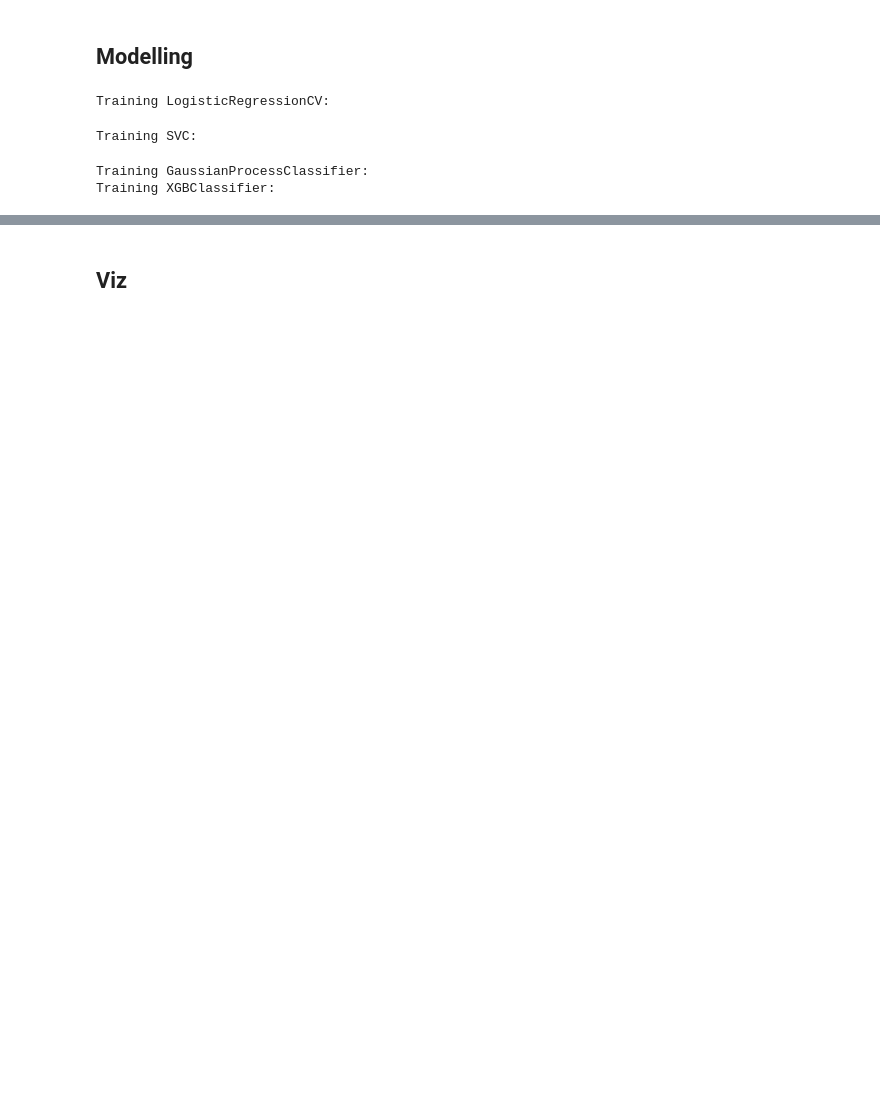
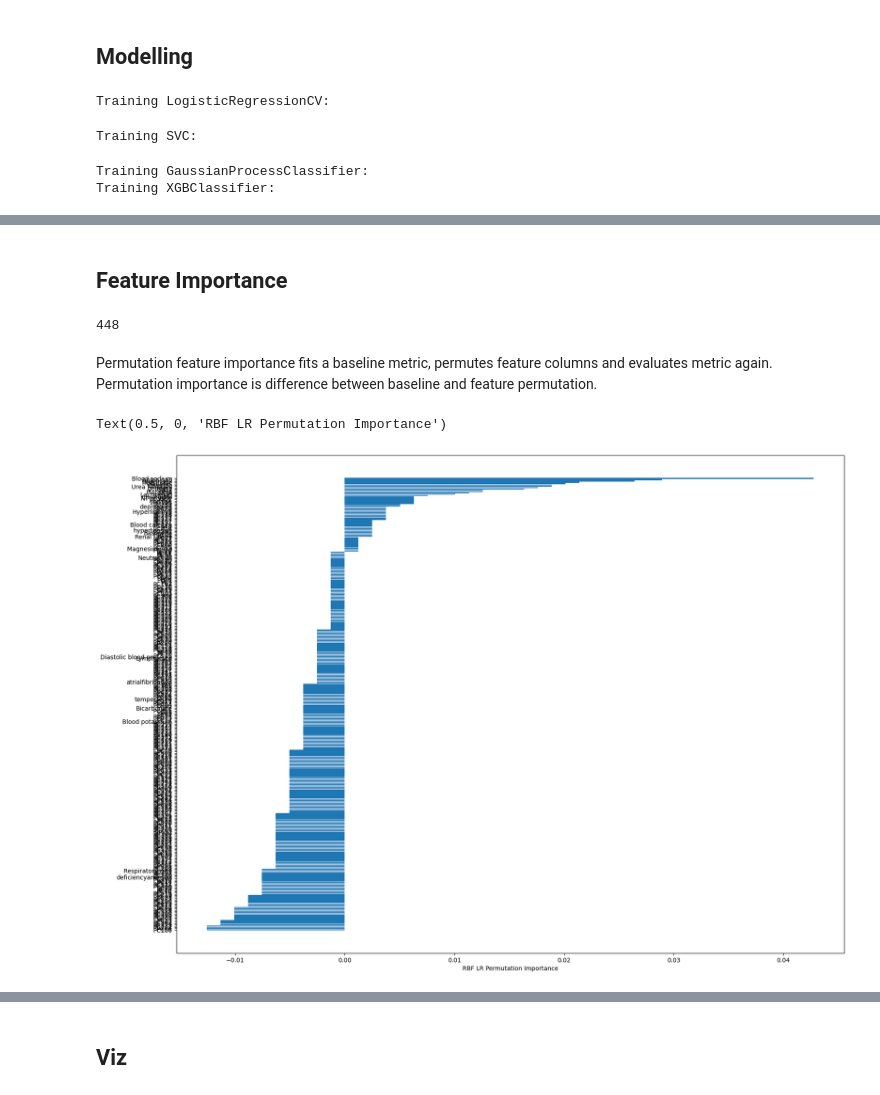
Before and after one commit to JiaaiShen/BST263_Project, a Jupyter notebook: multimodal.ipynb, the cells around one changed output, grey strips where cells are left out. Saved outputs shown, nothing was run; the diff lists cells and outputs as text; code cells hidden in the pictures; blank space fills up the shorter version.

```diff
--- a/multimodal.ipynb
+++ b/multimodal.ipynb
@@ -100,2 +115,6 @@ print(train_dat_clin_imp.shape)
+# %%
+# take ~ 400 components
+train_dat_text_fin = train_dat_text_pca[:, :400]
+test_dat_text_fin = tfidf_pca.transform(test_dat_text_tfidf)[:, :400]
 # %%
 # combining data together
@@ -236,0 +259,21 @@ evaluate(test_x, test_y, models)
+# %% [markdown]
+## **Feature Importance**
+# %%
+feature_names = list(clin_col) + ['PC' + str(i) for i in range(1, 401)]
+features = np.array(feature_names)
+print(len(features))
+# %% [output]
+448
+# %% [markdown]
+Permutation feature importance fits a baseline metric, permutes feature columns and evaluates metric again. Permutation importance is difference between baseline and feature permutation.
+# %%
+# RBF LR importance
+perm_importance_lr = permutation_importance(models[0].best_estimator_, test_x, test_y)
+sorted_idx = perm_importance_lr.importances_mean.argsort() # also remove 0s
+sorted_idx = sorted_idx[perm_importance_lr.importances_mean[sorted_idx] != 0]
+plt.figure(figsize = (20, 15))
+plt.barh(features[sorted_idx], perm_importance_lr.importances_mean[sorted_idx])
+plt.xlabel("RBF LR Permutation Importance")
+# %% [output]
+Text(0.5, 0, 'RBF LR Permutation Importance')
+[figure, added]
```
Also changed, not shown: parts of 14 cells of this notebook.
